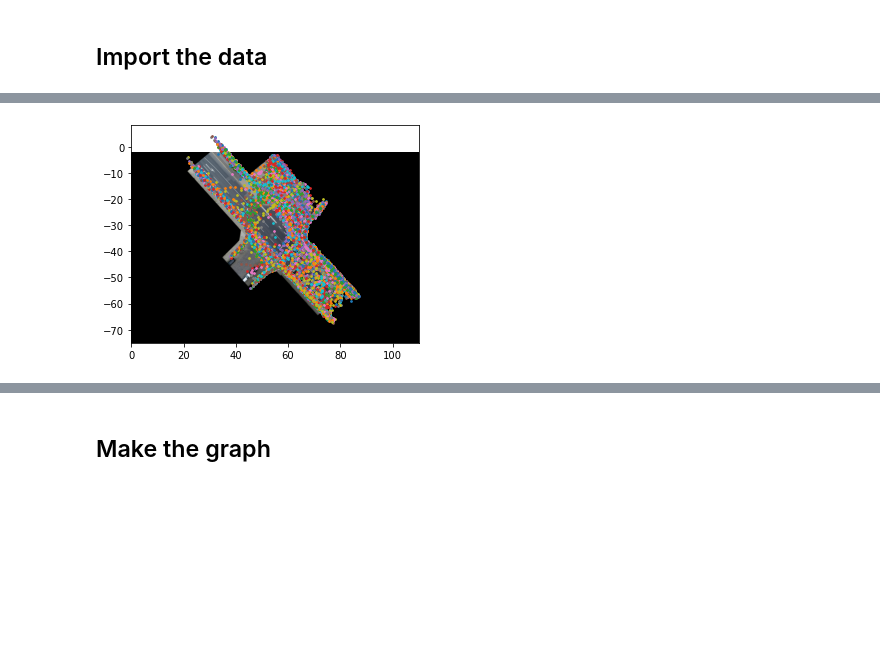
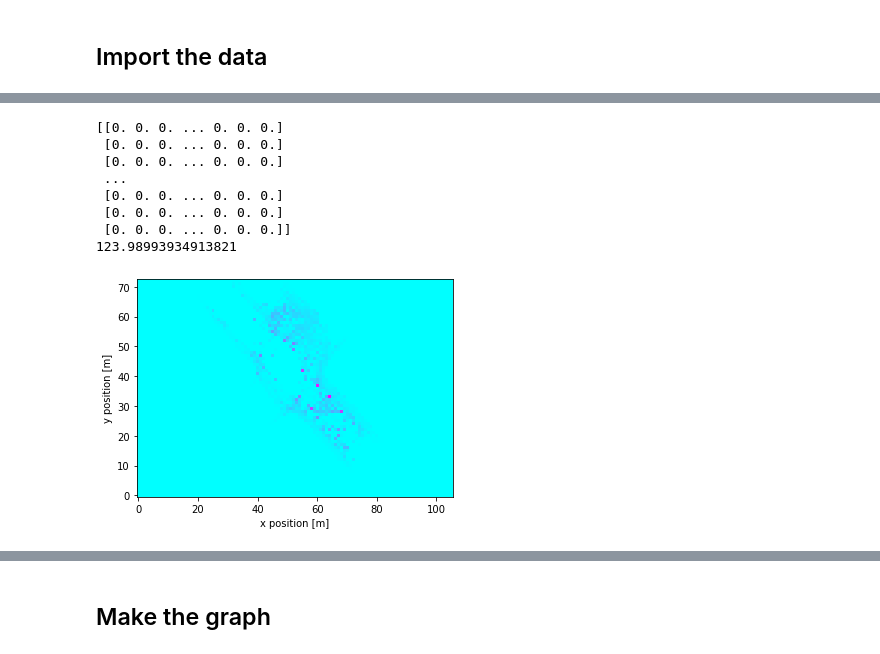
Before and after one commit to gitBram/vru_path_prediction, a Jupyter notebook: prediction_evaluation.ipynb, the cells around one changed output, grey strips where cells are left out. Cells and saved outputs as stored; diff of their text form; code cells hidden in the pictures; blank space fills up the shorter version.

```diff
--- a/prediction_evaluation.ipynb
+++ b/prediction_evaluation.ipynb
@@ -52,7 +52,30 @@ Index 14 and length 12038
 Index 15 and length 13448
 Index 16 and length 16217
 Index 17 and length 18106
-# %%
-scene_data.plot_all_paths()
-# %% [output]
-[figure, removed]
+# %%
+
+from helpers.waypoint_analyser import WaypointAnalyser
+grid_res = 1
+margin = 2
+look_around_dist = 3
+
+grid_x_min = 4
+grid_x_max = 110
+grid_y_min = -75
+grid_y_max = -2
+
+grid_limits = (grid_x_min, grid_x_max, grid_y_min, grid_y_max)
+
+
+WPA = WaypointAnalyser(scene_data.traj_dataframe, grid_res, grid_limits, look_around_dist)
+interest_areas = WPA.interest_area_searcher(savepath = 'data/images/WPA/areas.png')
+# %% [output]
+[[0. 0. 0. ... 0. 0. 0.]
+ [0. 0. 0. ... 0. 0. 0.]
+ [0. 0. 0. ... 0. 0. 0.]
+ ...
+ [0. 0. 0. ... 0. 0. 0.]
+ [0. 0. 0. ... 0. 0. 0.]
+ [0. 0. 0. ... 0. 0. 0.]]
+123.98993934913821
+[figure, added]
```
Also changed, not shown: parts of 24 cells of this notebook, 12 other files.
